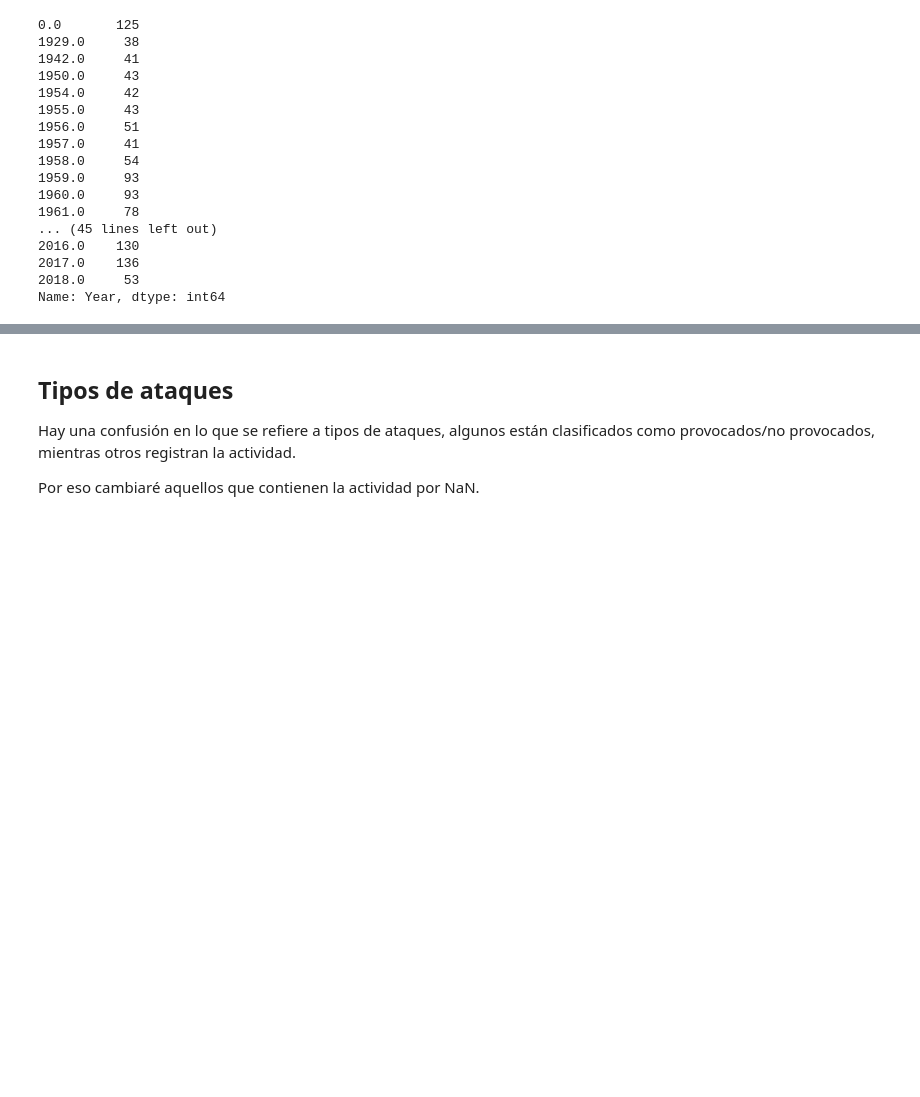
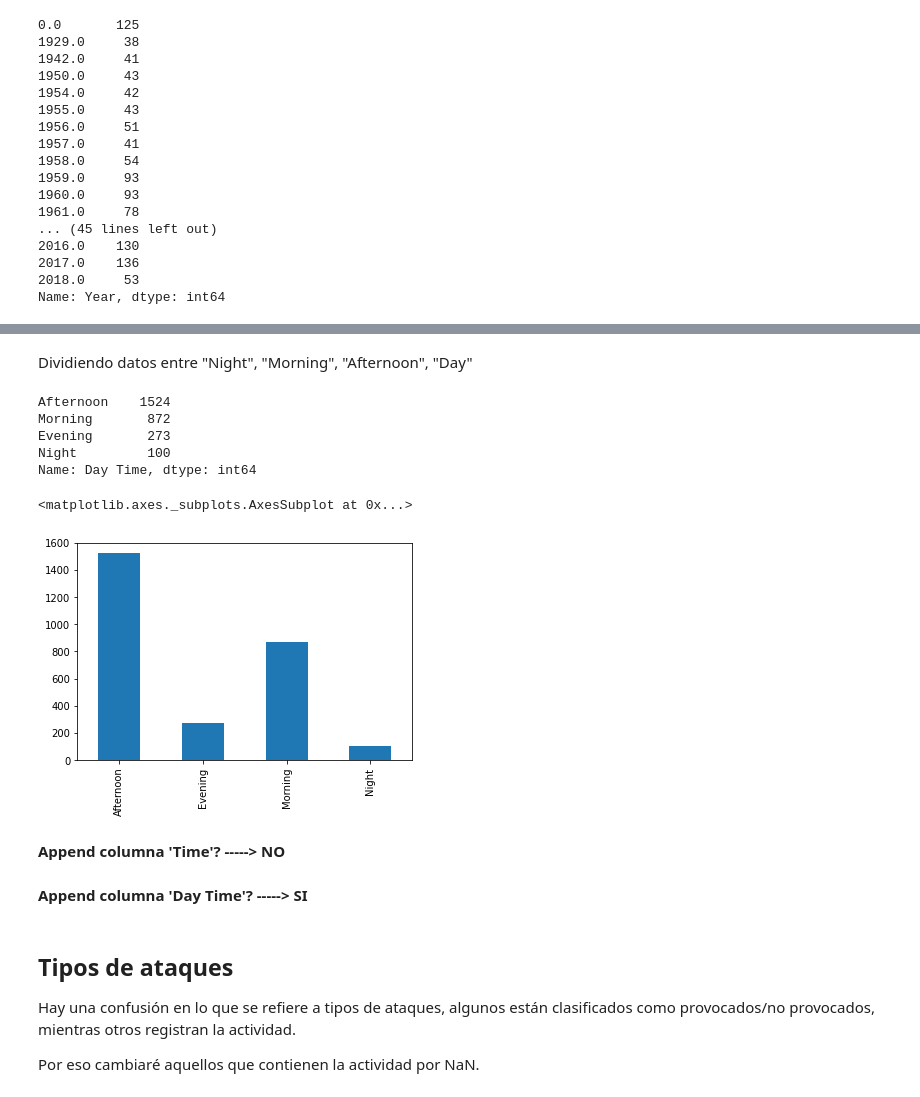
Before and after one commit to adrianacoca/Jaws, a Jupyter notebook: DataCleaning.ipynb, the cells around one changed output, grey strips where cells are left out. Cells and saved outputs as stored; diff of their text form; code cells hidden in the pictures; blank space fills up the shorter version.

Commit message:
Clean Data

```diff
--- a/DataCleaning.ipynb
+++ b/DataCleaning.ipynb
@@ -213,4 +167,4 @@ x
 2018.0     53
 Name: Year, dtype: int64
 # %%
-sa_clean.loc[sa_clean['Year'] == 0,'Year'] = np.nan
+sa_clean["Year"]=sa_clean["Year"].fillna(0).astype(int)
@@ -238,0 +262,46 @@ Name: Year, dtype: int64
+# %%
+sa_clean['Time'] =  [re.sub(r'[h]*','', str(x)) for x in sa_clean['Time']]
+# %% [markdown]
+Dividiendo datos entre "Night", "Morning", "Afternoon", "Day"
+# %%
+def daytime(x):
+        if x.isdigit():
+            if 0 <=int(x[0:4])< 600:
+                return "Night"
+            if 600 <=int(x[0:4])< 1200:
+                return "Morning"
+            if 1200 <=int(x[0:4])< 1800:
+                return "Afternoon"
+            if 1800 <=int(x[0:4])< 2400:
+                return "Evening"
+        elif x == "Afternoon":
+            return "Afternoon"
+        elif x == "Morning":
+            return "Morning"
+        elif x == "Nigt":
+            return "Night"
+        elif x == "Late afternoon":
+            return "Afternoon"
+        elif x == "Evening":
+            return "Evening"
+        elif x == "Dusk":
+            return "Evening"
+
+sa_clean["Day Time"]=sa_clean.Time.apply(daytime)
+sa_clean["Day Time"].value_counts().head(40)
+# %% [output]
+Afternoon    1524
+Morning       872
+Evening       273
+Night         100
+Name: Day Time, dtype: int64
+# %%
+timeline = ["Morning", "Afternoon", "Evening", "Night"]
+sa_clean["Day Time"].value_counts().sort_index().plot.bar()
+# %% [output]
+<matplotlib.axes._subplots.AxesSubplot at 0x...>
+[figure, added]
+# %% [markdown]
+**Append columna 'Time'?   ----->    NO**
+# %% [markdown]
+**Append columna 'Day Time'?   ----->    SI**
```
Also changed, not shown: parts of 47 cells of this notebook.
